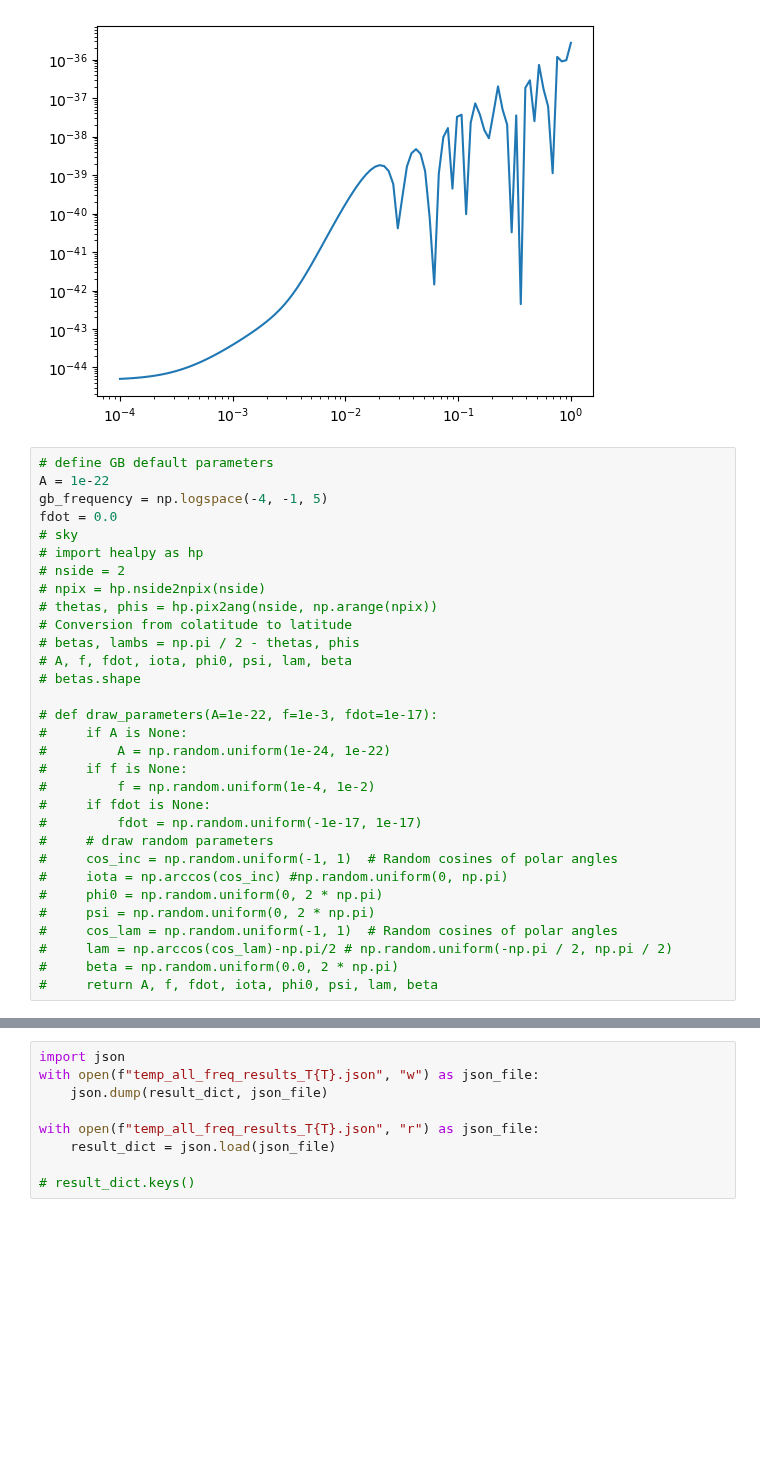
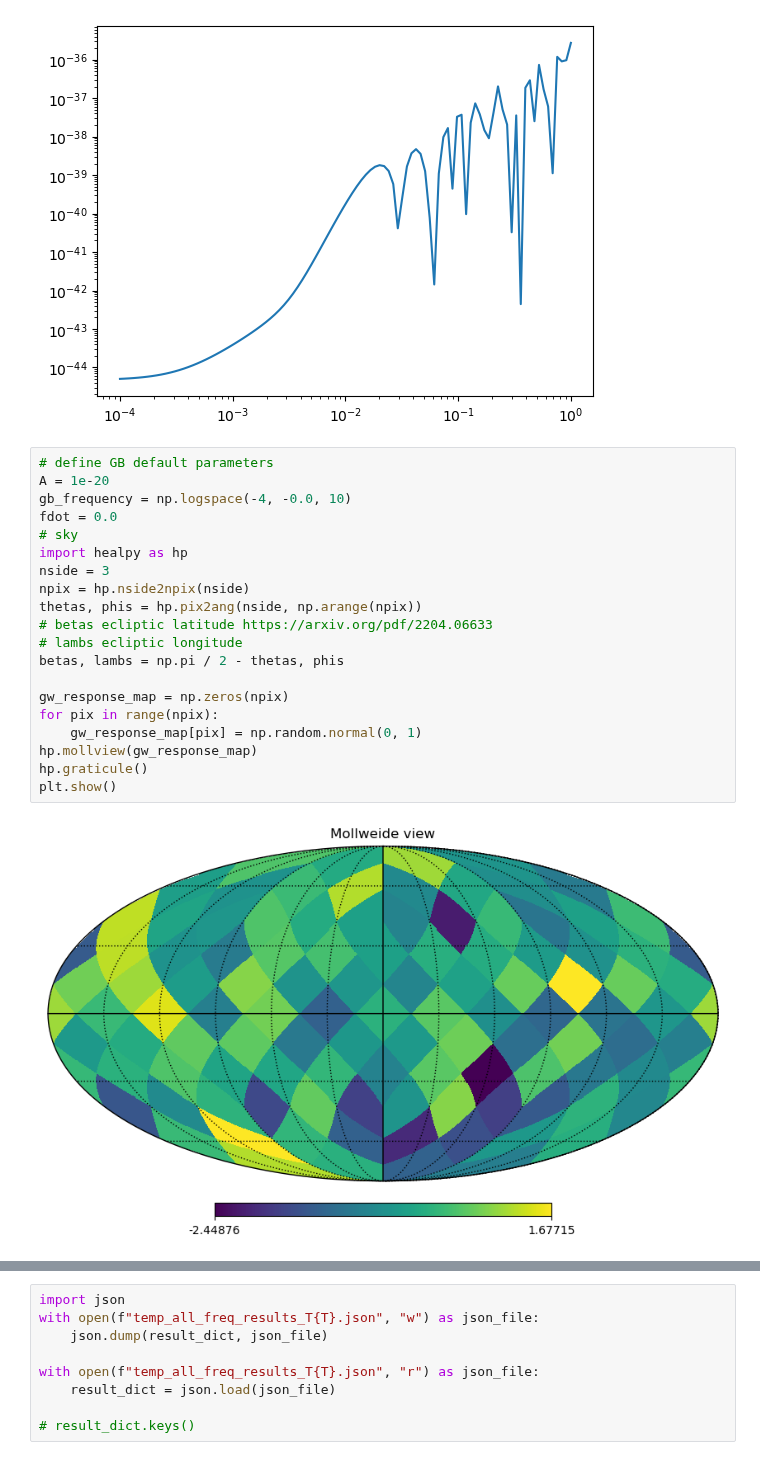
Before and after one commit to lorenzsp/ResponseRequirements, a Jupyter notebook: response_tutorial.ipynb, the cells around one changed output, grey strips where cells are left out. Drawn from its saved outputs; the diff is of its cells as text; blank space fills up the shorter version.

```diff
--- a/response_tutorial.ipynb
+++ b/response_tutorial.ipynb
@@ -458,34 +462,25 @@ plt.loglog(ff,psd_interp(ff))
 # %% [output]
 [<matplotlib.lines.Line2D at 0x...>]
 [figure]
-# %%
-# define GB default parameters
-A = 1e-22
-gb_frequency = np.logspace(-4, -1, 5)
-fdot = 0.0
-# sky
-# import healpy as hp
-# nside = 2
-# npix = hp.nside2npix(nside)
-# thetas, phis = hp.pix2ang(nside, np.arange(npix))
-# Conversion from colatitude to latitude
-# betas, lambs = np.pi / 2 - thetas, phis
-# A, f, fdot, iota, phi0, psi, lam, beta
-# betas.shape
-
-# def draw_parameters(A=1e-22, f=1e-3, fdot=1e-17):
-#     if A is None:
-#         A = np.random.uniform(1e-24, 1e-22)
-#     if f is None:
-#         f = np.random.uniform(1e-4, 1e-2)
-#     if fdot is None:
-#         fdot = np.random.uniform(-1e-17, 1e-17)
-#     # draw random parameters
-#     cos_inc = np.random.uniform(-1, 1)  # Random cosines of polar angles
-#     iota = np.arccos(cos_inc) #np.random.uniform(0, np.pi)
-#     phi0 = np.random.uniform(0, 2 * np.pi)
-#     psi = np.random.uniform(0, 2 * np.pi)
-#     cos_lam = np.random.uniform(-1, 1)  # Random cosines of polar angles
-#     lam = np.arccos(cos_lam)-np.pi/2 # np.random.uniform(-np.pi / 2, np.pi / 2)
-#     beta = np.random.uniform(0.0, 2 * np.pi)
-#     return A, f, fdot, iota, phi0, psi, lam, beta
+# %%
+# define GB default parameters
+A = 1e-20
+gb_frequency = np.logspace(-4, -0.0, 10)
+fdot = 0.0
+# sky
+import healpy as hp
+nside = 3
+npix = hp.nside2npix(nside)
+thetas, phis = hp.pix2ang(nside, np.arange(npix))
+# betas ecliptic latitude https://arxiv.org/pdf/2204.06633
+# lambs ecliptic longitude
+betas, lambs = np.pi / 2 - thetas, phis
+
+gw_response_map = np.zeros(npix)
+for pix in range(npix):
+    gw_response_map[pix] = np.random.normal(0, 1)
+hp.mollview(gw_response_map)
+hp.graticule()
+plt.show()
+# %% [output]
+[figure, added]
```
Also changed, not shown: parts of 14 cells of this notebook, 6 other files.
